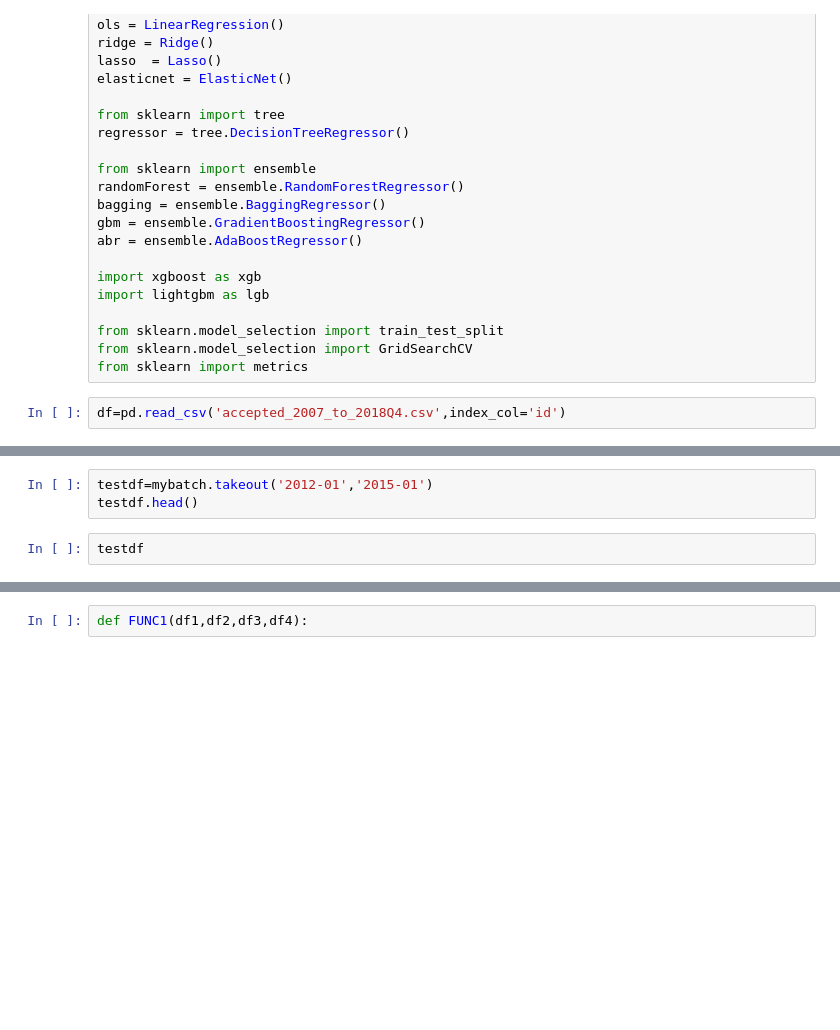
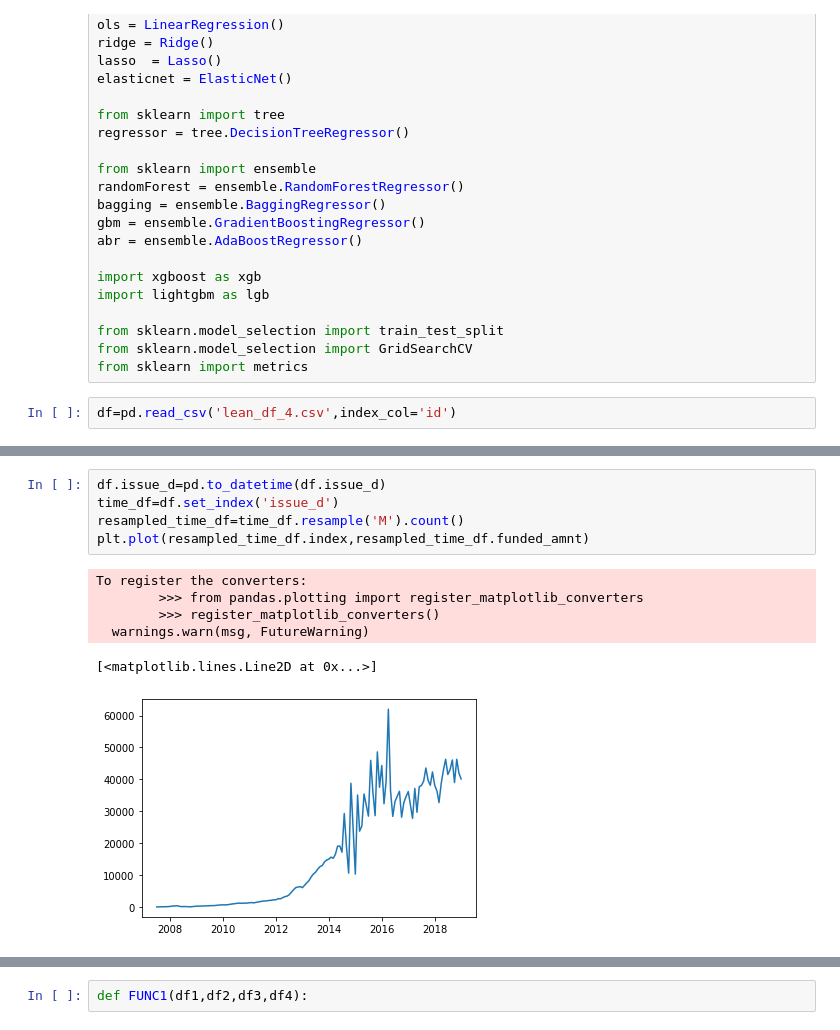
Before and after one commit to bbzou/LC_Capstone, a Jupyter notebook: Austin/Untitled.ipynb, the cells around one changed output, grey strips where cells are left out. Drawn from its saved outputs; the diff is of its cells as text; blank space fills up the shorter version.

```diff
--- a/Austin/Untitled.ipynb
+++ b/Austin/Untitled.ipynb
@@ -33,5 +33,5 @@ from sklearn.model_selection import train_test_split
 from sklearn.model_selection import GridSearchCV
 from sklearn import metrics
 # %%
-df=pd.read_csv('accepted_2007_to_2018Q4.csv',index_col='id')
+df=pd.read_csv('lean_df_4.csv',index_col='id')
 # %%
@@ -41,5 +47,12 @@ MemoryError:
-# %%
-testdf=mybatch.takeout('2012-01','2015-01')
-testdf.head()
-# %%
-testdf
+# %%
+df.issue_d=pd.to_datetime(df.issue_d)
+time_df=df.set_index('issue_d')
+resampled_time_df=time_df.resample('M').count()
+plt.plot(resampled_time_df.index,resampled_time_df.funded_amnt)
+# %% [output]
+To register the converters:
+        >>> from pandas.plotting import register_matplotlib_converters
+        >>> register_matplotlib_converters()
+  warnings.warn(msg, FutureWarning)
+[<matplotlib.lines.Line2D at 0x...>]
+[figure, added]
```
Also changed, not shown: parts of 5 cells of this notebook, 3 other files.
